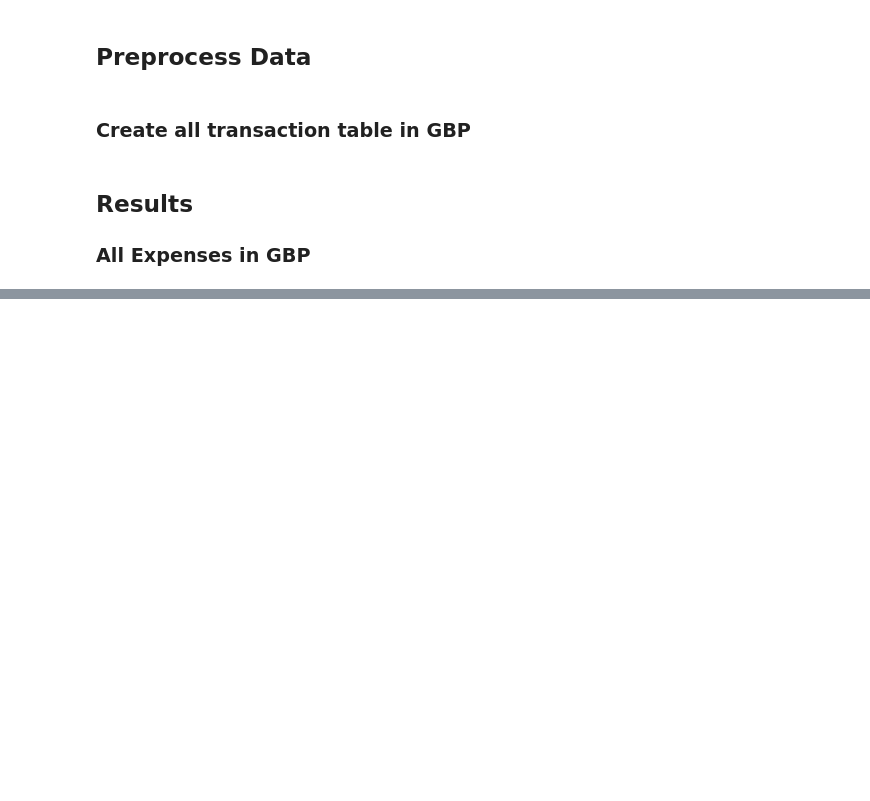
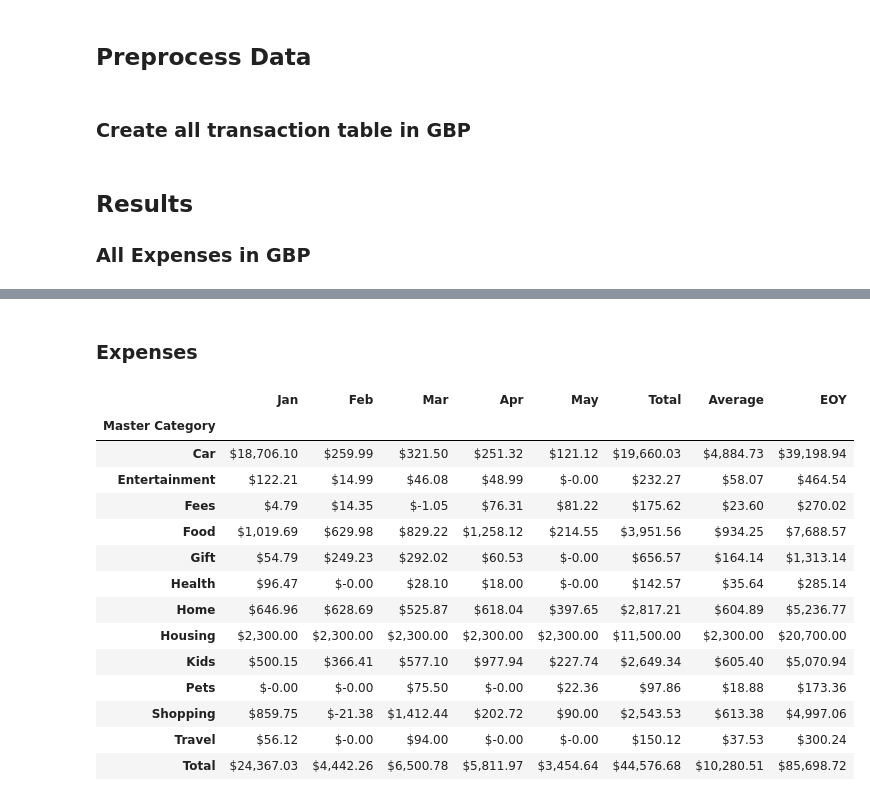
Before and after one commit to alexjj/littlefinger, a Jupyter notebook: littlefinger - notebook.ipynb, the cells around one changed output, grey strips where cells are left out. Saved outputs shown, nothing was run; the diff lists cells and outputs as text; code cells hidden in the pictures; blank space fills up the shorter version.

```diff
--- a/littlefinger - notebook.ipynb
+++ b/littlefinger - notebook.ipynb
@@ -198,0 +205,27 @@ summary.style.background_gradient(cmap=cm, subset=pd.IndexSlice[rows,summary.col
+# %% [markdown]
+### Expenses
+# %%
+use = pd.pivot_table(us['2017'].query('Type == ["Expense"]'), index=['Master Category'], columns=['Month'], values=['Net'], aggfunc=np.sum, fill_value=0)
+use.columns = months[:now.month] # Renames to months based off current month
+use = use * -1
+use['Total'] = use.sum(axis=1) # adds total to categories
+use['Average'] = use.iloc[:, :-2].mean(axis=1) # adds average column for categories, iloc to ignore total col, -2 to only have full months
+use.loc['Total']= use.sum() # adds total row at bottom
+use['EOY'] = use['Total'] + (use['Average'] * (now.month - 1))
+use.style.format("${:,.2f}")
+# %% [output]
+|  | Jan | Feb | Mar | Apr | May | Total | Average | EOY |
+| Master Category |  |  |  |  |  |  |  |  |
+| Car | $18,706.10 | $259.99 | $321.50 | $251.32 | $121.12 | $19,660.03 | $4,884.73 | $39,198.94 |
+| Entertainment | $122.21 | $14.99 | $46.08 | $48.99 | $-0.00 | $232.27 | $58.07 | $464.54 |
+| Fees | $4.79 | $14.35 | $-1.05 | $76.31 | $81.22 | $175.62 | $23.60 | $270.02 |
+| Food | $1,019.69 | $629.98 | $829.22 | $1,258.12 | $214.55 | $3,951.56 | $934.25 | $7,688.57 |
+| Gift | $54.79 | $249.23 | $292.02 | $60.53 | $-0.00 | $656.57 | $164.14 | $1,313.14 |
+| Health | $96.47 | $-0.00 | $28.10 | $18.00 | $-0.00 | $142.57 | $35.64 | $285.14 |
+| Home | $646.96 | $628.69 | $525.87 | $618.04 | $397.65 | $2,817.21 | $604.89 | $5,236.77 |
+| Housing | $2,300.00 | $2,300.00 | $2,300.00 | $2,300.00 | $2,300.00 | $11,500.00 | $2,300.00 | $20,700.00 |
+| Kids | $500.15 | $366.41 | $577.10 | $977.94 | $227.74 | $2,649.34 | $605.40 | $5,070.94 |
+| Pets | $-0.00 | $-0.00 | $75.50 | $-0.00 | $22.36 | $97.86 | $18.88 | $173.36 |
+| Shopping | $859.75 | $-21.38 | $1,412.44 | $202.72 | $90.00 | $2,543.53 | $613.38 | $4,997.06 |
+| Travel | $56.12 | $-0.00 | $94.00 | $-0.00 | $-0.00 | $150.12 | $37.53 | $300.24 |
+| Total | $24,367.03 | $4,442.26 | $6,500.78 | $5,811.97 | $3,454.64 | $44,576.68 | $10,280.51 | $85,698.72 |
```
Also changed, not shown: parts of 15 cells of this notebook.
